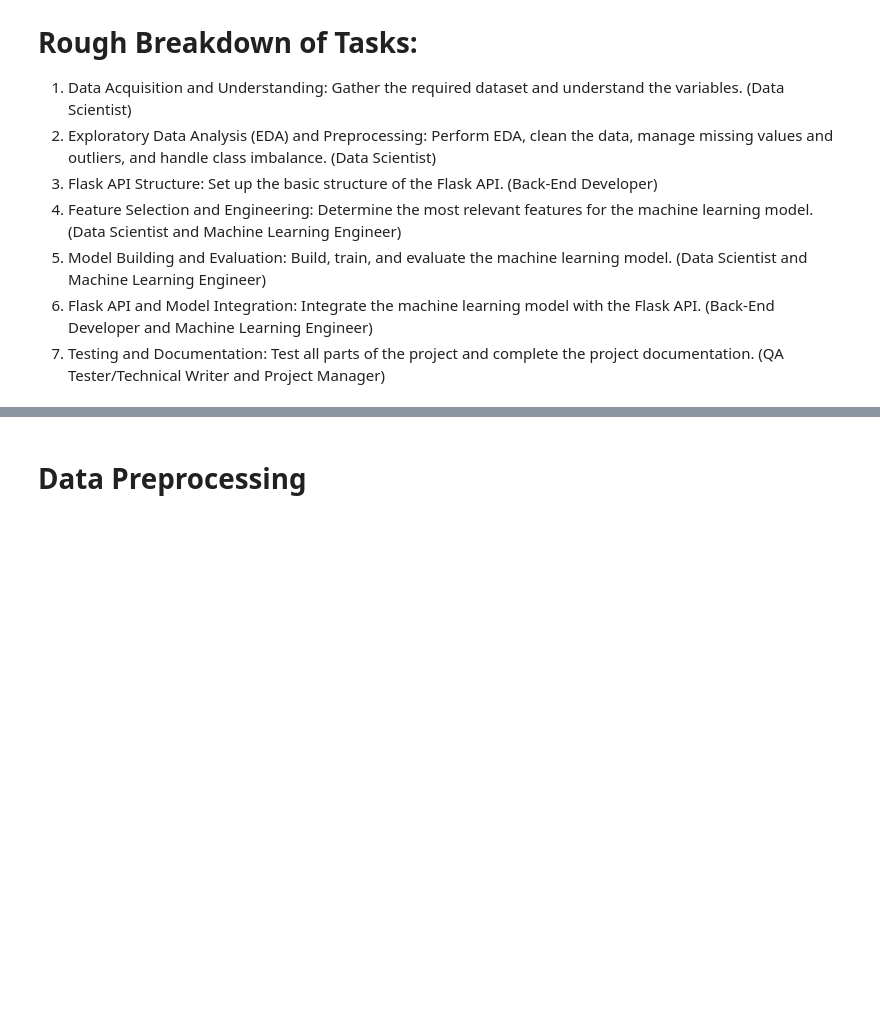
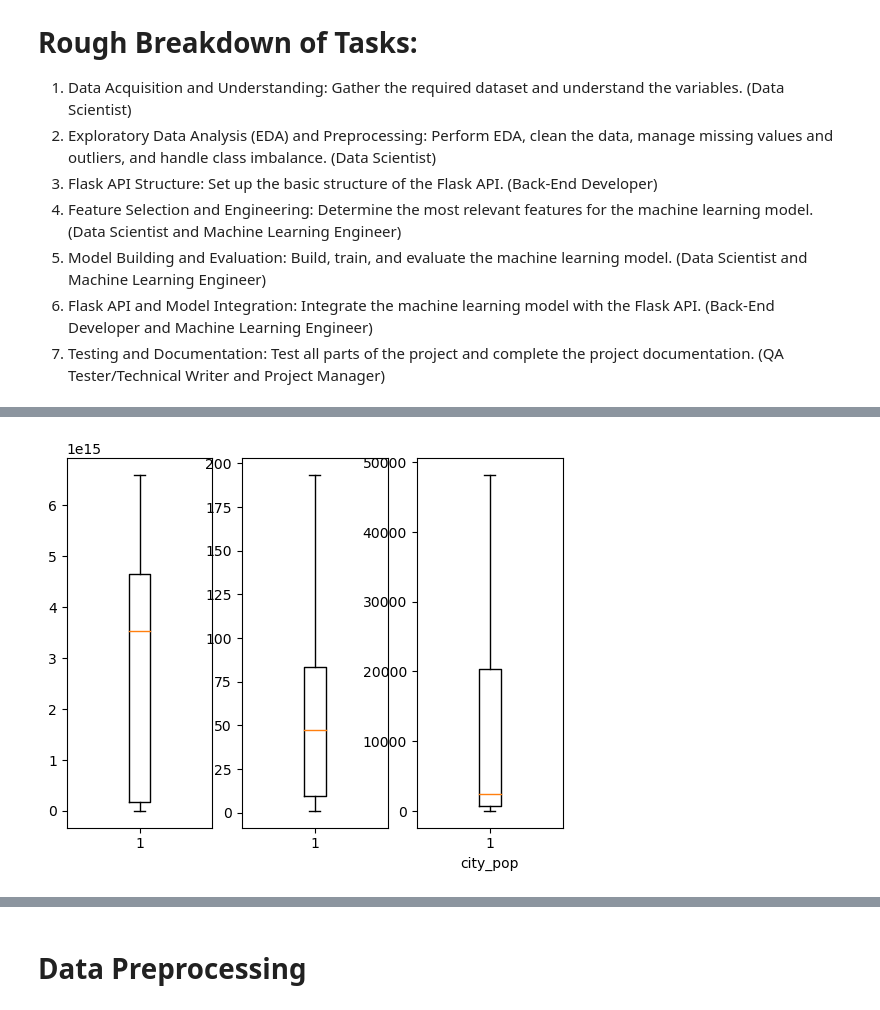
Before and after one commit to rolvera05/fraudguard_ml, a Jupyter notebook: fraud.ipynb, the cells around one changed output, grey strips where cells are left out. Cells and saved outputs as stored; diff of their text form; code cells hidden in the pictures; blank space fills up the shorter version.

```diff
--- a/fraud.ipynb
+++ b/fraud.ipynb
@@ -202,7 +244,7 @@ dtype: object
 # %%
 # Check for unique values for all the categorical columns
 
-#cat_cols = unique_values(fraud_df)
+cat_cols = unique_values(fraud_df)
 # %%
 # List all the categorical columns
 
@@ -210,9 +263,9 @@ dtype: object
 # %%
 # For loop to get categorical columns and value counts
 
-#df_dict = {}
-#for i in cat_cols:
-    #df_dict[i] = len(fraud_df[i].value_counts())
+df_dict = {}
+for i in cat_cols:
+    df_dict[i] = len(fraud_df[i].value_counts())
 # %%
 # Check the total number of unique values in the categorical columns
 
@@ -251,7 +338,7 @@ dtype: object
 # %%
 # Container for columns for box plots
 
-#cols = ['cc_num','amt','city_pop']
+cols = ['cc_num','amt','city_pop']
 # %%
 # Enumerate all the columns for th box plots
 
@@ -260,12 +351,14 @@ dtype: object
 # %%
 # Each box plot for the enumerated columns
 
-#fig,axs = plt.subplots(nrows=1, ncols=3)
-#axs.flatten()
-#for i,x in enumerate(cols):
-    #axs[i].boxplot(fraud_df[x],showfliers =False)
-    #plt.xlabel(x)
-#plt.show()
+fig,axs = plt.subplots(nrows=1, ncols=3)
+axs.flatten()
+for i,x in enumerate(cols):
+    axs[i].boxplot(fraud_df[x],showfliers =False)
+    plt.xlabel(x)
+plt.show()
+# %% [output]
+[figure, added]
 # %%
 # Using box plot to visualize the outliers
 
```
Also changed, not shown: parts of 69 cells of this notebook.
